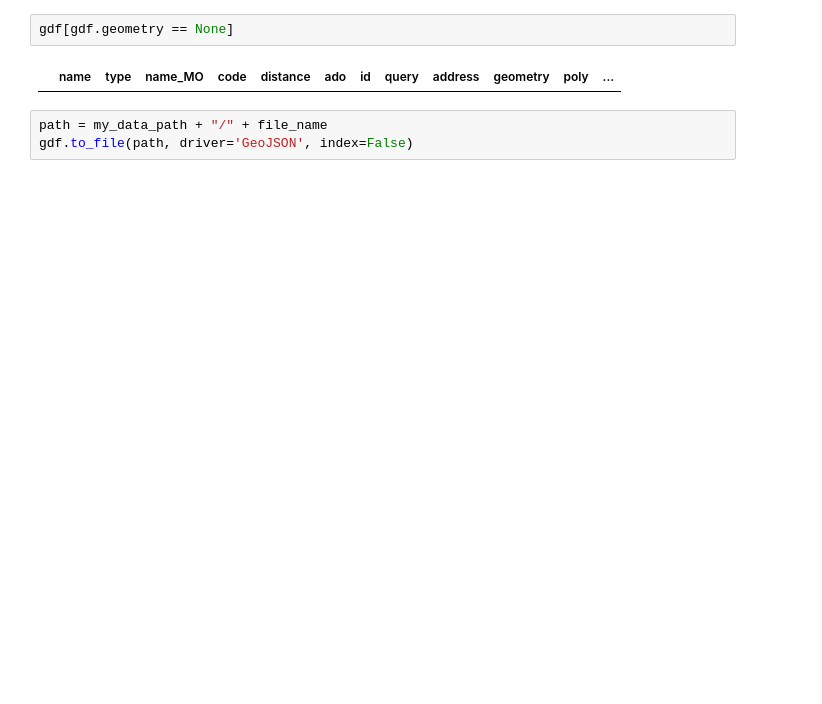
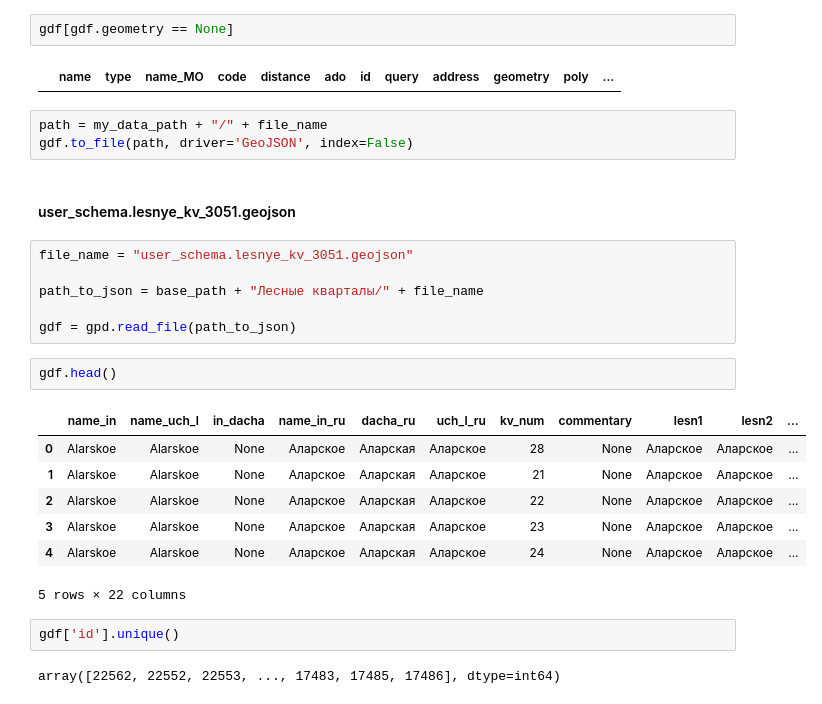
Before and after one commit to Nickitarius/Forest_Fires_Data_Visualisation, a Jupyter notebook: Util/data_transfer.ipynb, the cells around one changed output. Drawn from its saved outputs; the diff is of its cells as text; blank space fills up the shorter version.

```diff
--- a/Util/data_transfer.ipynb
+++ b/Util/data_transfer.ipynb
@@ -308,3 +308,25 @@ gdf[gdf.geometry == None]
 # %%
 path = my_data_path + "/" + file_name
 gdf.to_file(path, driver='GeoJSON', index=False)
+# %% [markdown]
+#### user_schema.lesnye_kv_3051.geojson
+# %%
+file_name = "user_schema.lesnye_kv_3051.geojson"
+
+path_to_json = base_path + "Лесные кварталы/" + file_name
+
+gdf = gpd.read_file(path_to_json)
+# %%
+gdf.head()
+# %% [output]
+|  | name_in | name_uch_l | in_dacha | name_in_ru | dacha_ru | uch_l_ru | kv_num | commentary | lesn1 | lesn2 | ... |
+| 0 | Alarskoe | Alarskoe | None | Аларское | Аларская | Аларское | 28 | None | Аларское | Аларское | ... |
+| 1 | Alarskoe | Alarskoe | None | Аларское | Аларская | Аларское | 21 | None | Аларское | Аларское | ... |
+| 2 | Alarskoe | Alarskoe | None | Аларское | Аларская | Аларское | 22 | None | Аларское | Аларское | ... |
+| 3 | Alarskoe | Alarskoe | None | Аларское | Аларская | Аларское | 23 | None | Аларское | Аларское | ... |
+| 4 | Alarskoe | Alarskoe | None | Аларское | Аларская | Аларское | 24 | None | Аларское | Аларское | ... |
+5 rows × 22 columns
+# %%
+gdf['id'].unique()
+# %% [output]
+array([22562, 22552, 22553, ..., 17483, 17485, 17486], dtype=int64)
```
Also changed, not shown: parts of 4 cells of this notebook.
